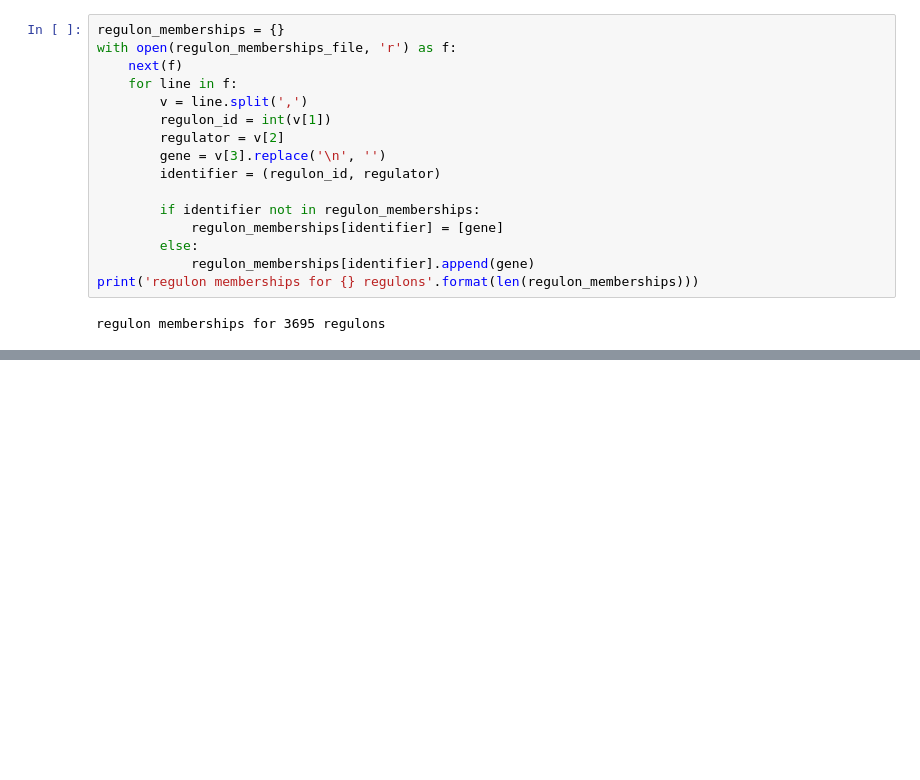
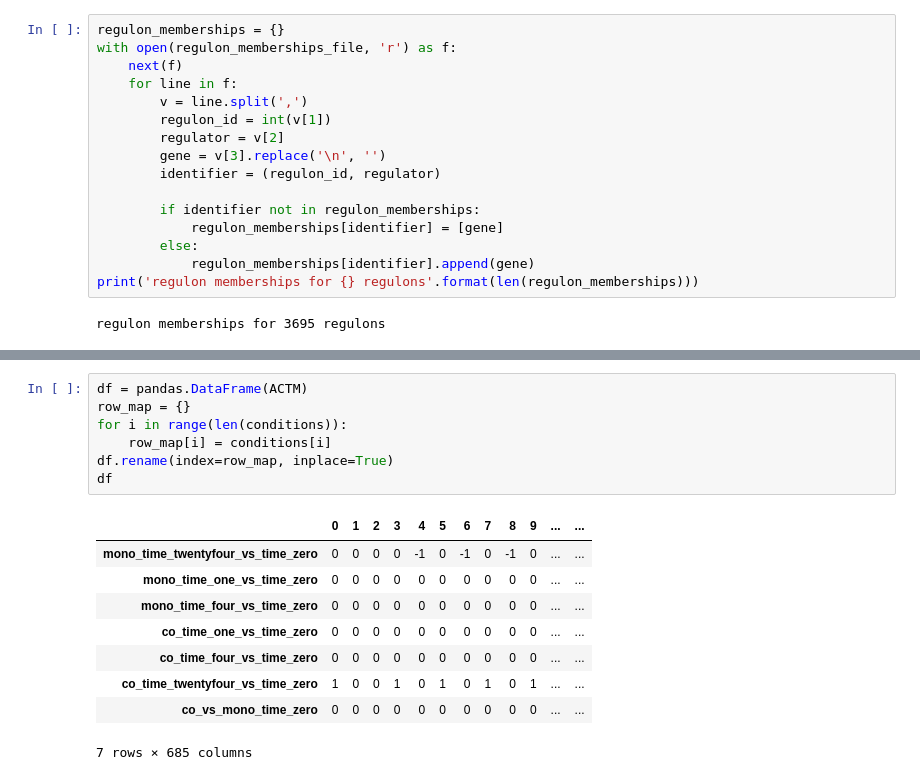
Before and after one commit to adelomana/cdi, a Jupyter notebook: differential_regulon/differential_regulon_activity_analysis.ipynb, the cells around one changed output, grey strips where cells are left out. Cells and saved outputs as stored; diff of their text form; blank space fills up the shorter version.

```diff
--- a/differential_regulon/differential_regulon_activity_analysis.ipynb
+++ b/differential_regulon/differential_regulon_activity_analysis.ipynb
@@ -92,0 +211,17 @@ Text(0, 0.5, 'DEGs in regulon')
+# %%
+df = pandas.DataFrame(ACTM)
+row_map = {}
+for i in range(len(conditions)):
+    row_map[i] = conditions[i]
+df.rename(index=row_map, inplace=True)
+df
+# %% [output]
+|  | 0 | 1 | 2 | 3 | 4 | 5 | 6 | 7 | 8 | 9 | ... | ... |
+| mono_time_twentyfour_vs_time_zero | 0 | 0 | 0 | 0 | -1 | 0 | -1 | 0 | -1 | 0 | ... | ... |
+| mono_time_one_vs_time_zero | 0 | 0 | 0 | 0 | 0 | 0 | 0 | 0 | 0 | 0 | ... | ... |
+| mono_time_four_vs_time_zero | 0 | 0 | 0 | 0 | 0 | 0 | 0 | 0 | 0 | 0 | ... | ... |
+| co_time_one_vs_time_zero | 0 | 0 | 0 | 0 | 0 | 0 | 0 | 0 | 0 | 0 | ... | ... |
+| co_time_four_vs_time_zero | 0 | 0 | 0 | 0 | 0 | 0 | 0 | 0 | 0 | 0 | ... | ... |
+| co_time_twentyfour_vs_time_zero | 1 | 0 | 0 | 1 | 0 | 1 | 0 | 1 | 0 | 1 | ... | ... |
+| co_vs_mono_time_zero | 0 | 0 | 0 | 0 | 0 | 0 | 0 | 0 | 0 | 0 | ... | ... |
+7 rows × 685 columns
```
Also changed, not shown: parts of 21 cells of this notebook, 2 other files.
